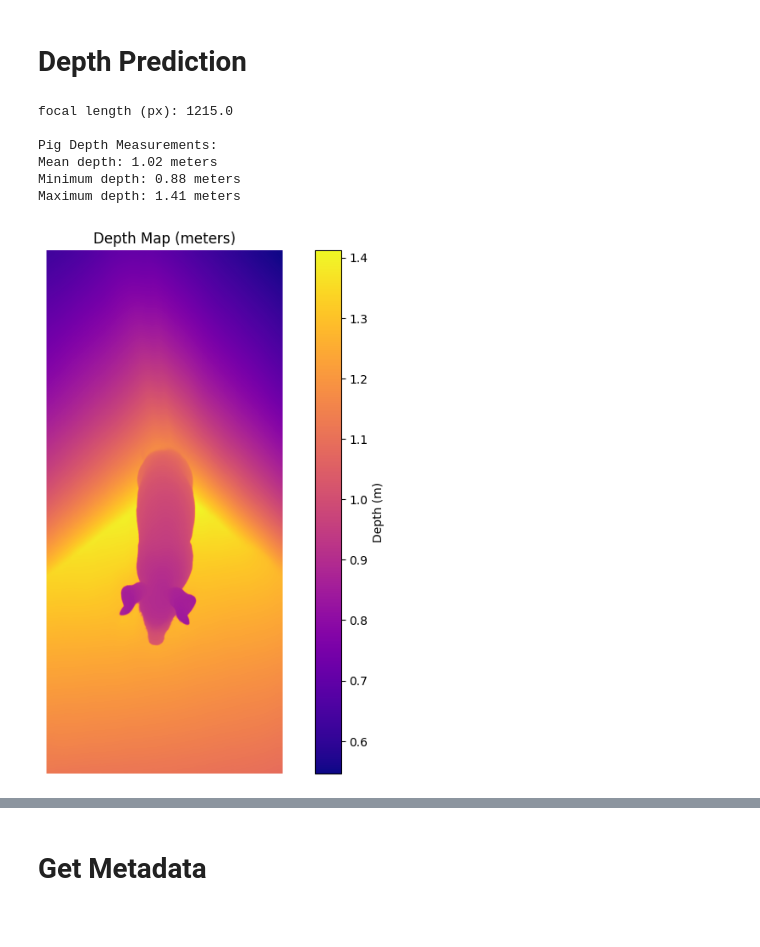
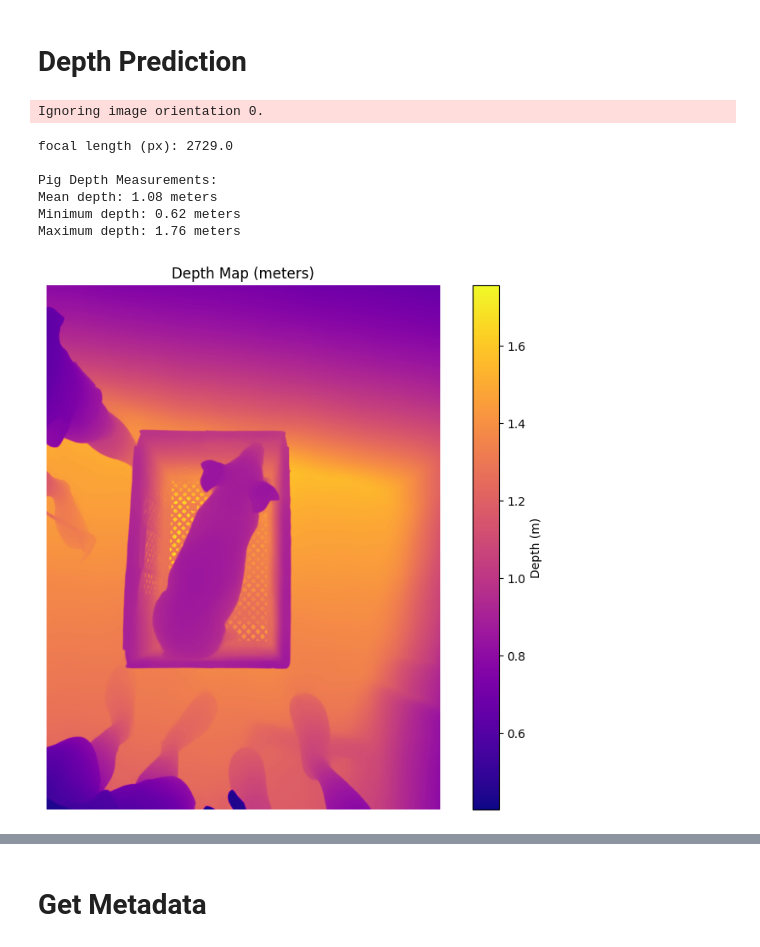
Before and after one commit to PhurichAmorn/URD-2_BlackPigProject, a Jupyter notebook: pig_segmentation/segment/model.ipynb, the cells around one changed output, grey strips where cells are left out. Saved outputs shown, nothing was run; the diff lists cells and outputs as text; code cells hidden in the pictures.

Commit message:
update depth code

```diff
--- a/pig_segmentation/segment/model.ipynb
+++ b/pig_segmentation/segment/model.ipynb
@@ -69,7 +69,7 @@ image_transforms = transforms.Compose([
 
 # load the image
 print("Loading an Image...")
-input_image_path = '../../../images/omkoi4.jpg'
+input_image_path = '../../../images/height0.838m.jpg'
 input_image = Image.open(input_image_path).convert("RGB")
 input_tensor = image_transforms(input_image).unsqueeze(0).to(device)
 # %% [output]
@@ -273,22 +273,20 @@ plt.show()
 depth_model, transform = depth_pro.create_model_and_transforms()
 depth_model.eval()
 
-if torch.cuda.is_available():
-    depth_model = depth_model.cuda()
+depth_model = depth_model.to(device)
 
 image_rgb, _, f_px = depth_pro.load_rgb(input_image_path)
-depth_input = transform(image_rgb)
+depth_input = transform(image_rgb).unsqueeze(0).to(device)
 
 # Actual focal length in pixel from metadata
 # Formula focal length (px) = focal_length (mm) * image width or height / sensor width or height
-actual_fl_px = 1215 # iphone 15 pm 3970, xiaomi = 2729.166667, Vivo V29 = 1215
+actual_fl_px = 2729 # iphone 15 pm 3970, xiaomi = 2729.166667, Vivo V29 = 1215
 
 # convert to tensor (depth_pro.infer expects tensor/array with .squeeze())
-f_px_t = torch.tensor(actual_fl_px, dtype=torch.float32)
-if torch.cuda.is_available():
-    f_px_t = f_px_t.cuda()
+f_px_t = torch.tensor(actual_fl_px, dtype=torch.float32, device=device)
 
-prediction = depth_model.infer(depth_input, f_px=f_px_t) # f_px change to actual focal length from metadata
+with torch.no_grad():
+    prediction = depth_model.infer(depth_input, f_px=f_px_t) # f_px change to actual focal length from metadata
 depth = prediction["depth"]
 depth_np = depth.squeeze().cpu().numpy()
 
@@ -301,37 +299,38 @@ masked_depth = depth_np.copy()
 masked_depth[mask_depth_size == 0] = np.nan
 
 # Calculate depth statistics for the segmented pig
 mean_depth = np.nanmean(masked_depth)
 min_depth = np.nanmin(masked_depth)
 max_depth = np.nanmax(masked_depth)
 
 print("\nPig Depth Measurements:")
 print(f"Mean depth: {mean_depth:.2f} meters")
 print(f"Minimum depth: {min_depth:.2f} meters")
 print(f"Maximum depth: {max_depth:.2f} meters")
 
 # Update the distance_mm in your object size calculation
 distance_mm = min_depth * 1000  # Convert meters to mm
 
 # Visualize depth map
 plt.figure(figsize=(10, 8))
 plt.imshow(depth_np, cmap="plasma")
 plt.title("Depth Map (meters)")
 plt.colorbar(label="Depth (m)")
 plt.axis("off")
 plt.show()
 
 plt.figure(figsize=(10, 8))
 plt.imshow(masked_depth, cmap="plasma")
 plt.title("Depth Map of Segmented Pig (meters)")
 plt.colorbar(label="Depth (m)")
 plt.axis("off")
 plt.show()
 # %% [output]
-focal length (px): 1215.0
-
-Pig Depth Measurements:
-Mean depth: 1.02 meters
-Minimum depth: 0.88 meters
-Maximum depth: 1.41 meters
+Ignoring image orientation 0.
+focal length (px): 2729.0
+
+Pig Depth Measurements:
+Mean depth: 1.08 meters
+Minimum depth: 0.62 meters
+Maximum depth: 1.76 meters
-[figure, old version]
+[figure, new version]
```
Also changed, not shown: parts of 5 cells of this notebook.
